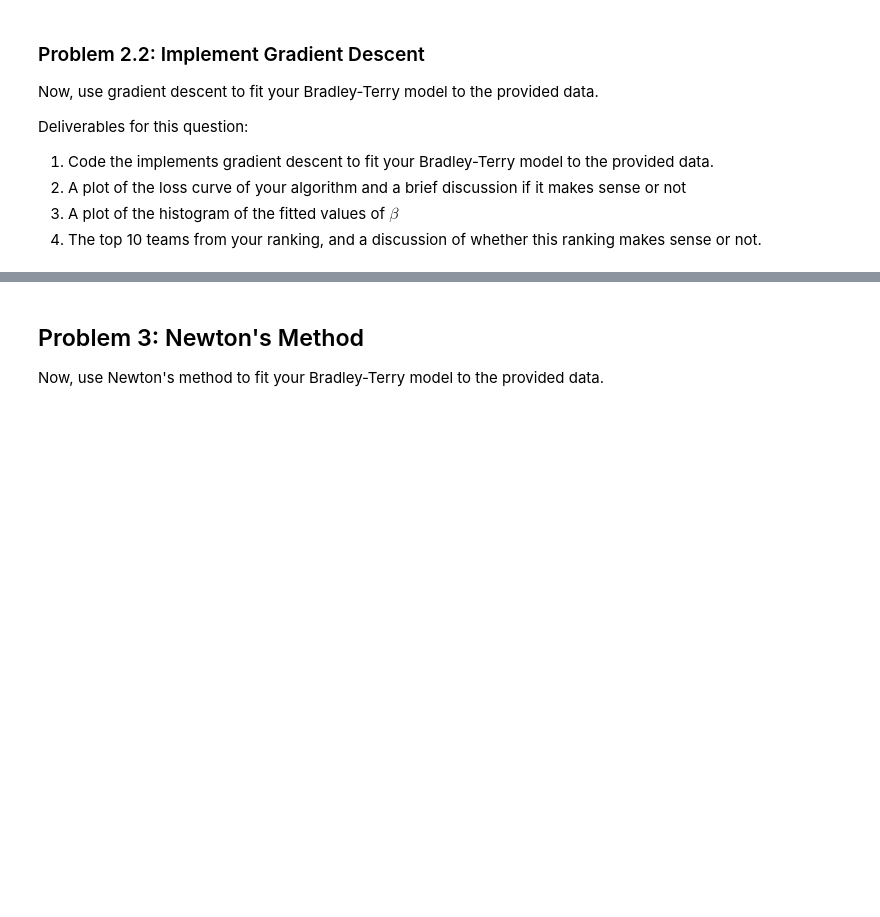
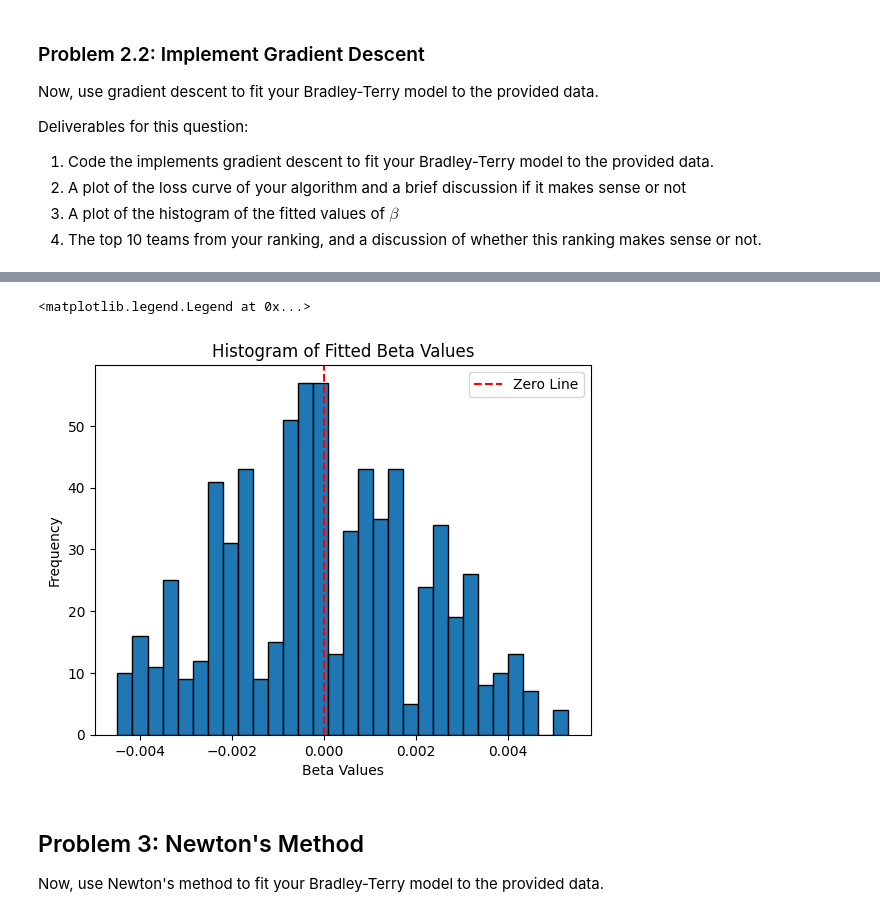
Before and after one commit to fatday/My-Grad-Math-Works, a Jupyter notebook: assignments/hw1/hw1.ipynb, the cells around one changed output, grey strips where cells are left out. Drawn from its saved outputs; the diff is of its cells as text; code cells hidden in the pictures; blank space fills up the shorter version.

```diff
--- a/assignments/hw1/hw1.ipynb
+++ b/assignments/hw1/hw1.ipynb
@@ -84,3 +140,15 @@ Deliverables for this question:
+# %%
+plt.hist(beta, bins=30, edgecolor='black')  # Add edgecolor for clear bar separation
+plt.axvline(x=0, color='red', linestyle='--', label='Zero Line')  # Optional vertical reference line
+
+# Add labels and title
+plt.xlabel('Beta Values')
+plt.ylabel('Frequency')
+plt.title('Histogram of Fitted Beta Values')
+plt.legend()
+# %% [output]
+<matplotlib.legend.Legend at 0x...>
+[figure, added]
 # %% [markdown]
 ## Problem 3: Newton's Method
 
```
Also changed, not shown: parts of 12 cells of this notebook.
